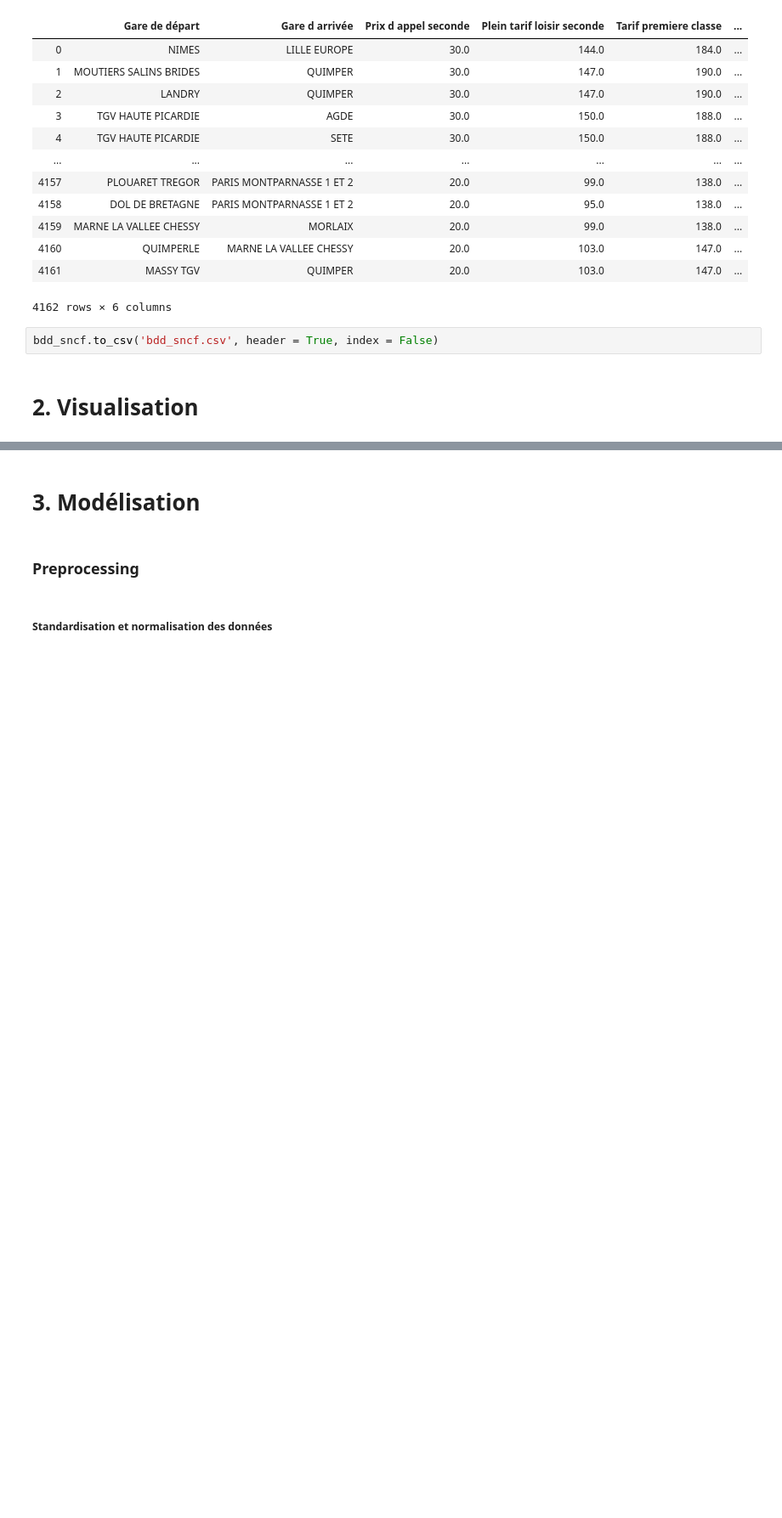
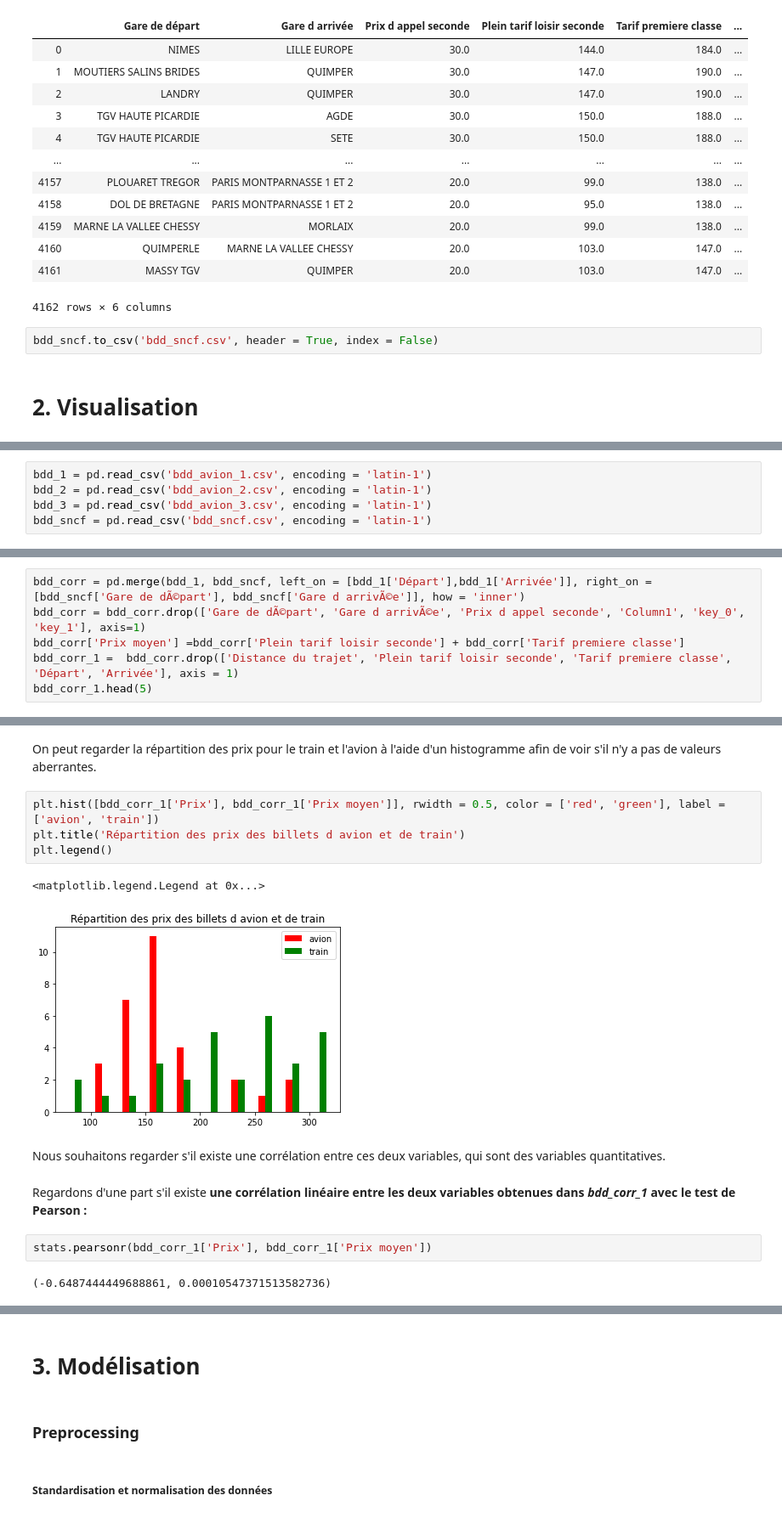
Before and after one commit to YohanWloczysiak/ProjetPythonA2S1, a Jupyter notebook: Rapport.ipynb, the cells around one changed output, grey strips where cells are left out. Shown at 85% size. Cells and saved outputs as stored; diff of their text form; blank space fills up the shorter version.

```diff
--- a/Rapport.ipynb
+++ b/Rapport.ipynb
@@ -568,0 +577,5 @@ bdd_sncf.to_csv('bdd_sncf.csv', header = True, index = False)
+# %%
+bdd_1 = pd.read_csv('bdd_avion_1.csv', encoding = 'latin-1')
+bdd_2 = pd.read_csv('bdd_avion_2.csv', encoding = 'latin-1')
+bdd_3 = pd.read_csv('bdd_avion_3.csv', encoding = 'latin-1')
+bdd_sncf = pd.read_csv('bdd_sncf.csv', encoding = 'latin-1')
@@ -568,0 +720,6 @@ bdd_sncf.to_csv('bdd_sncf.csv', header = True, index = False)
+# %%
+bdd_corr = pd.merge(bdd_1, bdd_sncf, left_on = [bdd_1['Départ'],bdd_1['Arrivée']], right_on = [bdd_sncf['Gare de dÃ©part'], bdd_sncf['Gare d arrivÃ©e']], how = 'inner')
+bdd_corr = bdd_corr.drop(['Gare de dÃ©part', 'Gare d arrivÃ©e', 'Prix d appel seconde', 'Column1', 'key_0', 'key_1'], axis=1)
+bdd_corr['Prix moyen'] =bdd_corr['Plein tarif loisir seconde'] + bdd_corr['Tarif premiere classe']
+bdd_corr_1 =  bdd_corr.drop(['Distance du trajet', 'Plein tarif loisir seconde', 'Tarif premiere classe', 'Départ', 'Arrivée'], axis = 1)
+bdd_corr_1.head(5)
@@ -568,0 +733,17 @@ bdd_sncf.to_csv('bdd_sncf.csv', header = True, index = False)
+# %% [markdown]
+On peut regarder la répartition des prix pour le train et l'avion à l'aide d'un histogramme afin de voir s'il n'y a pas de valeurs aberrantes.
+# %%
+plt.hist([bdd_corr_1['Prix'], bdd_corr_1['Prix moyen']], rwidth = 0.5, color = ['red', 'green'], label = ['avion', 'train'])
+plt.title('Répartition des prix des billets d avion et de train')
+plt.legend()
+# %% [output]
+<matplotlib.legend.Legend at 0x...>
+[figure, added]
+# %% [markdown]
+Nous souhaitons regarder s'il existe une corrélation entre ces deux variables, qui sont des variables quantitatives.
+# %% [markdown]
+Regardons d'une part s'il existe **une corrélation linéaire entre les deux variables obtenues dans *bdd_corr_1* avec le test de Pearson :**
+# %%
+stats.pearsonr(bdd_corr_1['Prix'], bdd_corr_1['Prix moyen'])
+# %% [output]
+(-0.6487444449688861, 0.00010547371513582736)
```
Also changed, not shown: parts of 70 cells of this notebook.
